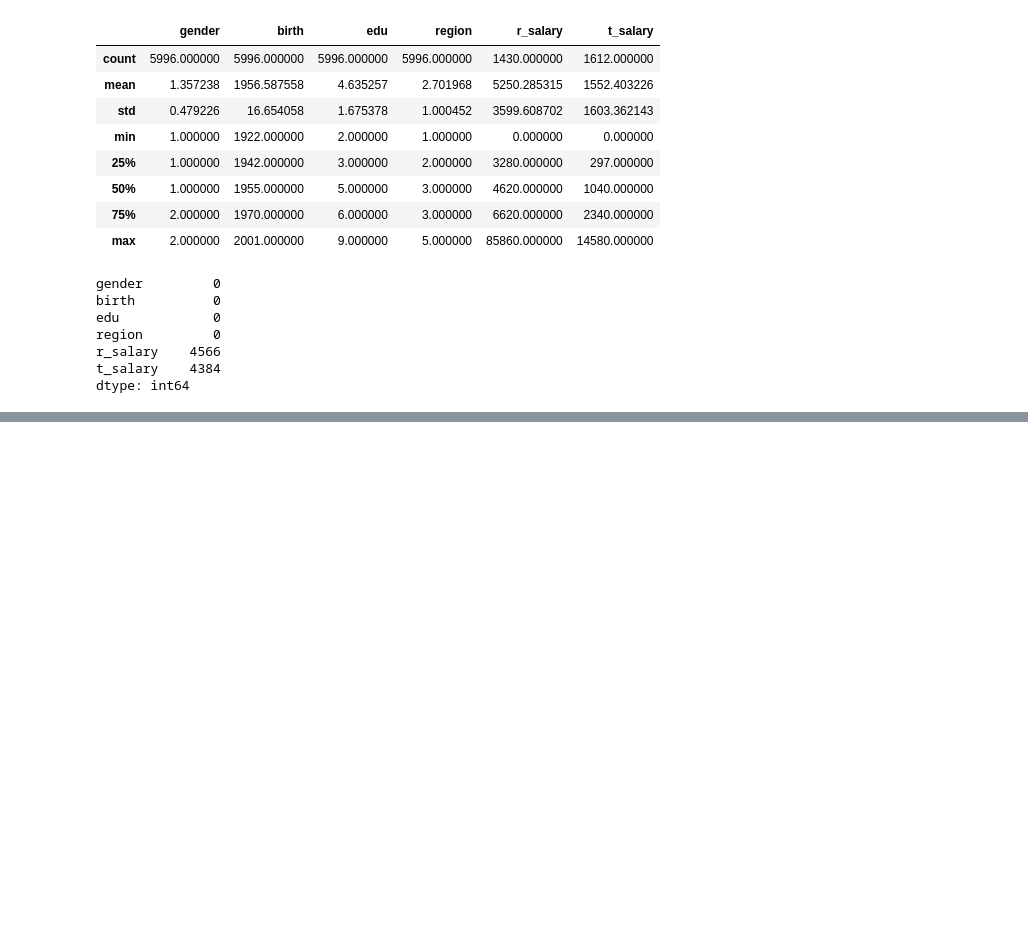
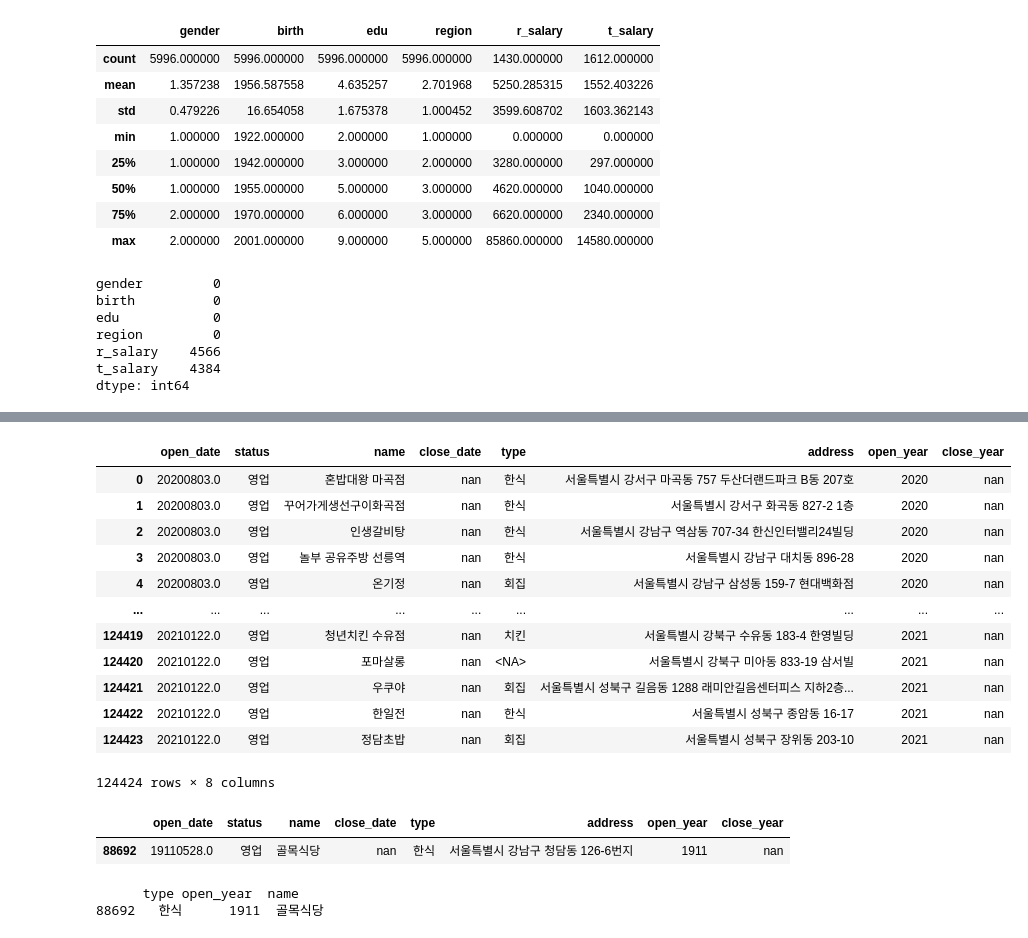
Before and after one commit to Indongspace/for_Data_Analysts-Song, a Jupyter notebook: 빅분기 복습/8장 실전문제.ipynb, the cells around one changed output, grey strips where cells are left out. Cells and saved outputs as stored; diff of their text form; code cells hidden in the pictures; blank space fills up the shorter version.

```diff
--- a/빅분기 복습/8장 실전문제.ipynb
+++ b/빅분기 복습/8장 실전문제.ipynb
@@ -532,0 +809,32 @@ house1['r_salary'] = np.where
+# %%
+# (1) 가장 오래 영업 중인 음식점업의 open_year과 type, name을 출력하시오.
+import pandas as pd
+filtered_food1 = food1[(~food1['open_date'].isna()) & (food1['status']=='영업')]
+filtered_food1
+# %% [output]
+|  | open_date | status | name | close_date | type | address | open_year | close_year |
+| 0 | 20200803.0 | 영업 | 혼밥대왕 마곡점 | nan | 한식 | 서울특별시 강서구 마곡동 757 두산더랜드파크 B동 207호 | 2020 | nan |
+| 1 | 20200803.0 | 영업 | 꾸어가게생선구이화곡점 | nan | 한식 | 서울특별시 강서구 화곡동 827-2 1층 | 2020 | nan |
+| 2 | 20200803.0 | 영업 | 인생갈비탕 | nan | 한식 | 서울특별시 강남구 역삼동 707-34 한신인터밸리24빌딩 | 2020 | nan |
+| 3 | 20200803.0 | 영업 | 놀부 공유주방 선릉역 | nan | 한식 | 서울특별시 강남구 대치동 896-28 | 2020 | nan |
+| 4 | 20200803.0 | 영업 | 온기정 | nan | 회집 | 서울특별시 강남구 삼성동 159-7 현대백화점 | 2020 | nan |
+| ... | ... | ... | ... | ... | ... | ... | ... | ... |
+| 124419 | 20210122.0 | 영업 | 청년치킨 수유점 | nan | 치킨 | 서울특별시 강북구 수유동 183-4 한영빌딩 | 2021 | nan |
+| 124420 | 20210122.0 | 영업 | 포마살롱 | nan | <NA> | 서울특별시 강북구 미아동 833-19 삼서빌 | 2021 | nan |
+| 124421 | 20210122.0 | 영업 | 우쿠야 | nan | 회집 | 서울특별시 성북구 길음동 1288 래미안길음센터피스 지하2층... | 2021 | nan |
+| 124422 | 20210122.0 | 영업 | 한일전 | nan | 한식 | 서울특별시 성북구 종암동 16-17 | 2021 | nan |
+| 124423 | 20210122.0 | 영업 | 정담초밥 | nan | 회집 | 서울특별시 성북구 장위동 203-10 | 2021 | nan |
+124424 rows × 8 columns
+# %%
+filtered_food1 = filtered_food1[filtered_food1['open_date']==filtered_food1['open_date'].min()]
+filtered_food1
+# %% [output]
+|  | open_date | status | name | close_date | type | address | open_year | close_year |
+| 88692 | 19110528.0 | 영업 | 골목식당 | nan | 한식 | 서울특별시 강남구 청담동 126-6번지 | 1911 | nan |
+# %%
+selected_columns = ['type','open_year','name']
+filtered_food1 = filtered_food1[selected_columns]
+print(filtered_food1)
+# %% [output]
+      type open_year  name
+88692   한식      1911  골목식당
```
Also changed, not shown: parts of 44 cells of this notebook.
